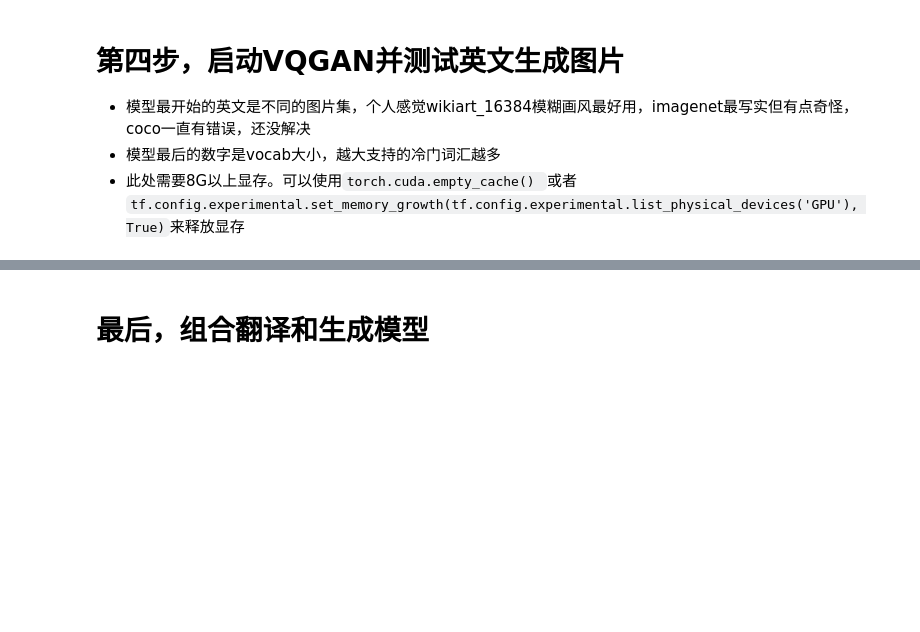
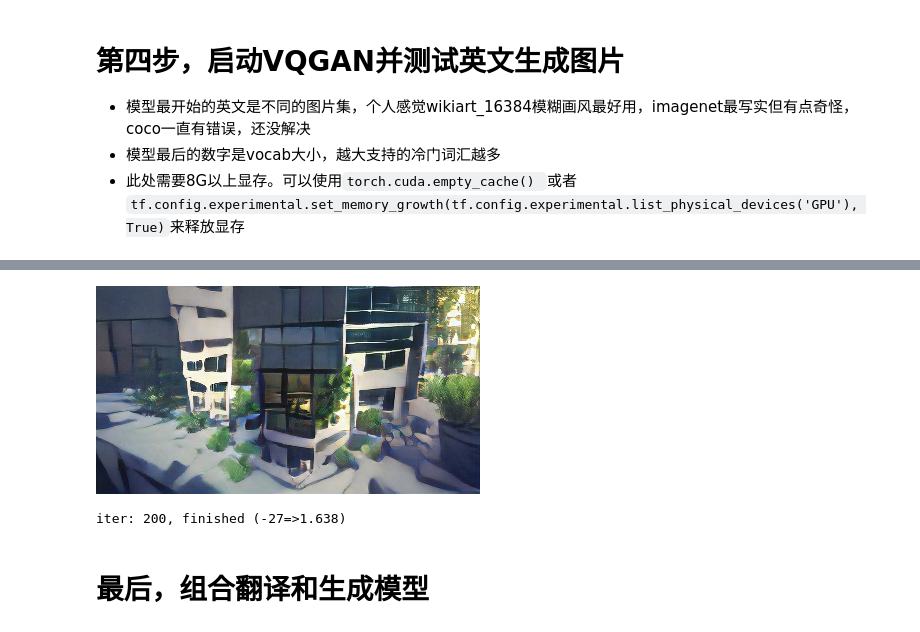
Before and after one commit to hululuzhu/cn-text-to-pic, a Jupyter notebook: cn_text_to_image_demo.ipynb, the cells around one changed output, grey strips where cells are left out. Saved outputs shown, nothing was run; the diff lists cells and outputs as text; code cells hidden in the pictures; blank space fills up the shorter version.

Commit message:
Fix import and add prompt trick

```diff
--- a/cn_text_to_image_demo.ipynb
+++ b/cn_text_to_image_demo.ipynb
@@ -127,3 +132,9 @@ iter: 200, finished (-8=>1.651)
+# %%
+# Apply prompt trick https://twitter.com/arankomatsuzaki/status/1399471244760649729
+generate_img("building across the street. unreal engine")
+# %% [output]
+[figure, added]
+iter: 200, finished (-27=>1.638)
 # %% [markdown]
 # 最后，组合翻译和生成模型
 # %%
```
Also changed, not shown: parts of 22 cells of this notebook.
